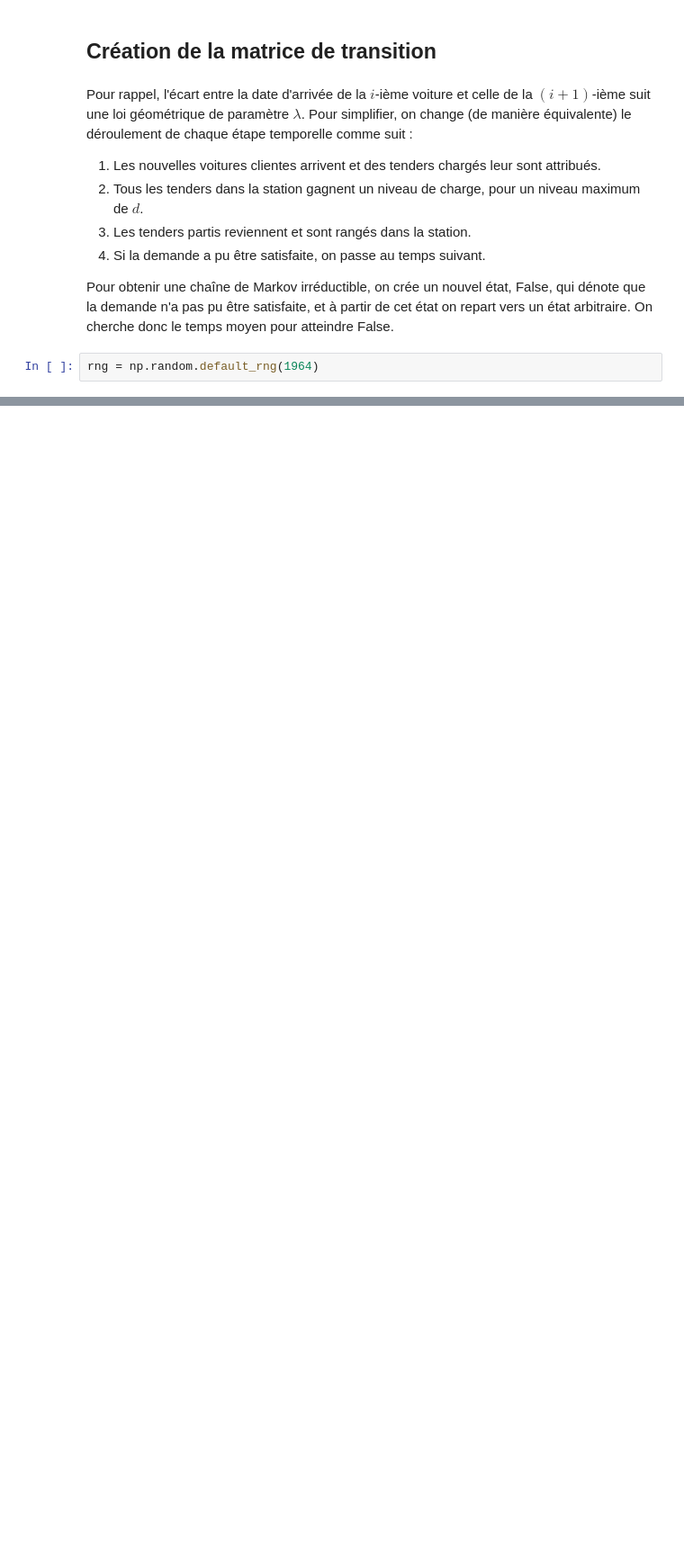
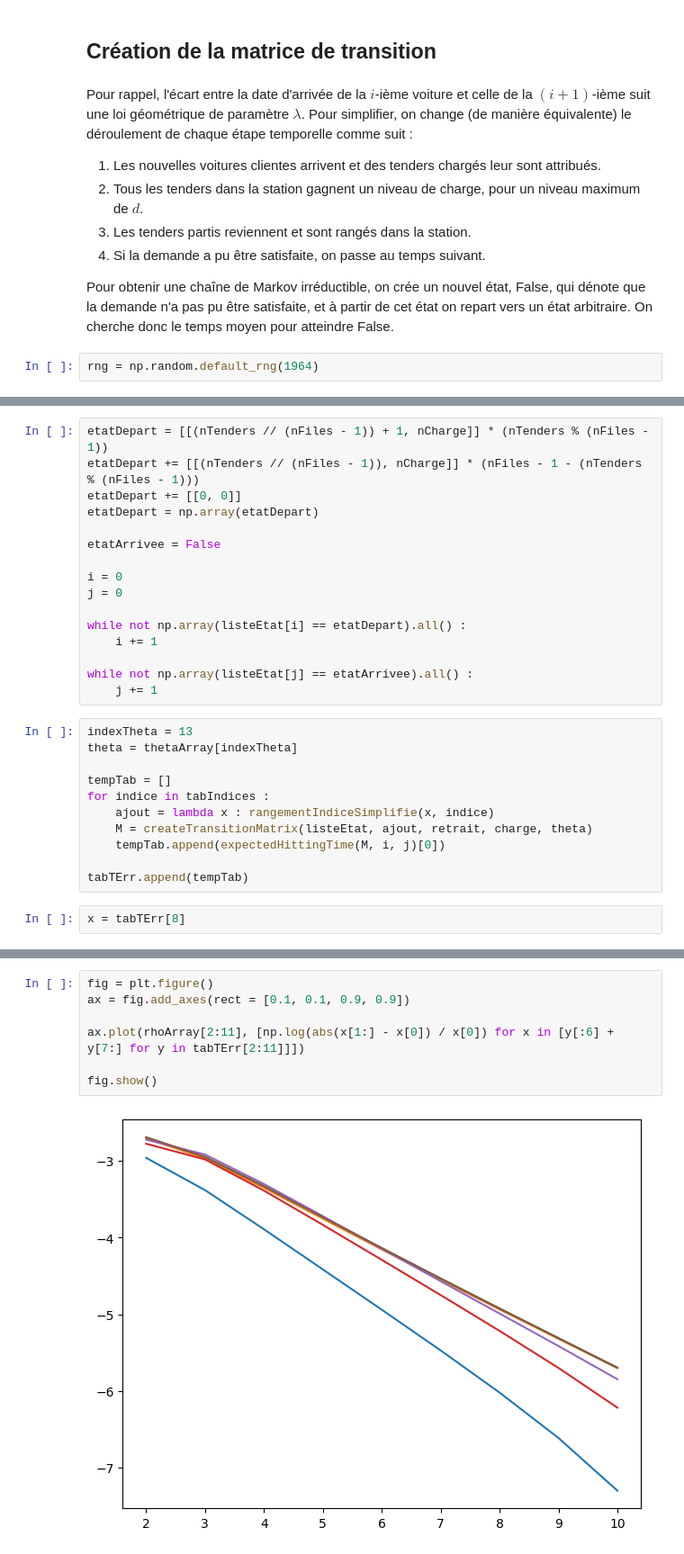
Before and after one commit to AsdaeSunspark/Maths-pour-l-entreprise, a Jupyter notebook: SimulationMC.ipynb, the cells around one changed output, grey strips where cells are left out. Shown at 90% size. Cells and saved outputs as stored; diff of their text form; blank space fills up the shorter version.

```diff
--- a/SimulationMC.ipynb
+++ b/SimulationMC.ipynb
@@ -924,0 +1078,29 @@ SyntaxError: incomplete input (3063183419.py, line 3)
+# %%
+etatDepart = [[(nTenders // (nFiles - 1)) + 1, nCharge]] * (nTenders % (nFiles - 1))
+etatDepart += [[(nTenders // (nFiles - 1)), nCharge]] * (nFiles - 1 - (nTenders % (nFiles - 1)))
+etatDepart += [[0, 0]]
+etatDepart = np.array(etatDepart)
+
+etatArrivee = False
+
+i = 0
+j = 0
+
+while not np.array(listeEtat[i] == etatDepart).all() :
+    i += 1
+
+while not np.array(listeEtat[j] == etatArrivee).all() :
+    j += 1
+# %%
+indexTheta = 13
+theta = thetaArray[indexTheta]
+
+tempTab = []
+for indice in tabIndices :
+    ajout = lambda x : rangementIndiceSimplifie(x, indice)
+    M = createTransitionMatrix(listeEtat, ajout, retrait, charge, theta)
+    tempTab.append(expectedHittingTime(M, i, j)[0])
+
+tabTErr.append(tempTab)
+# %%
+x = tabTErr[8]
@@ -924,0 +1124,9 @@ SyntaxError: incomplete input (3063183419.py, line 3)
+# %%
+fig = plt.figure()
+ax = fig.add_axes(rect = [0.1, 0.1, 0.9, 0.9])
+
+ax.plot(rhoArray[2:11], [np.log(abs(x[1:] - x[0]) / x[0]) for x in [y[:6] + y[7:] for y in tabTErr[2:11]]])
+
+fig.show()
+# %% [output]
+[figure, added]
```
Also changed, not shown: parts of 155 cells of this notebook, 1 other file.
